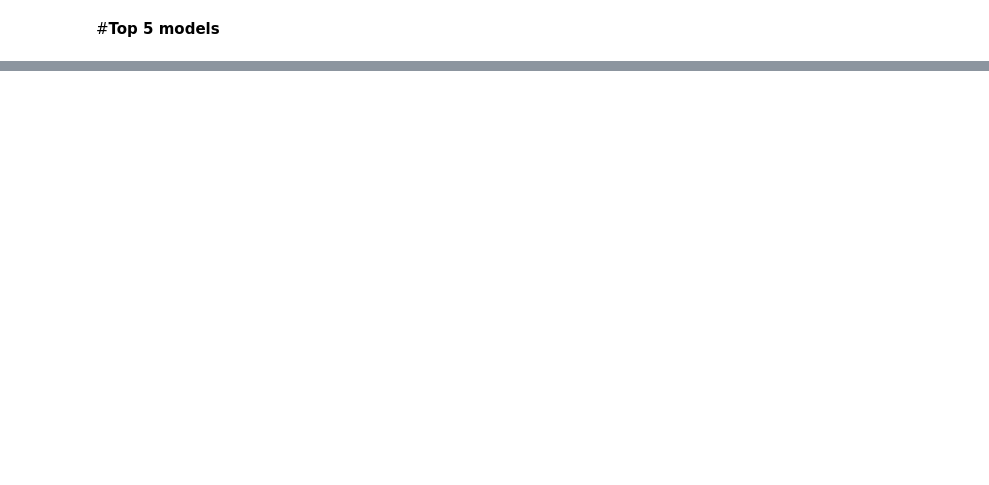
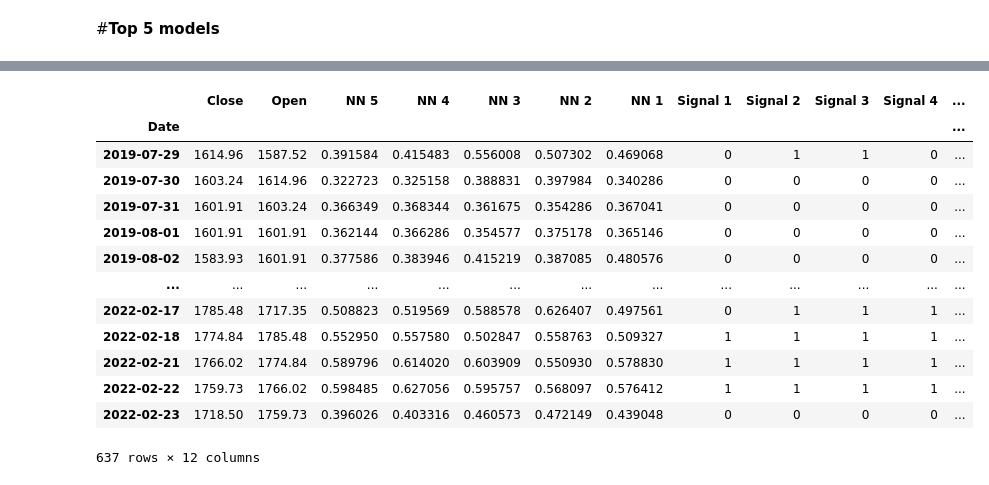
Before and after one commit to Victor-T2001/-_2022, a Jupyter notebook: UX_3_3_NN.ipynb, the cells around one changed output, grey strips where cells are left out. Cells and saved outputs as stored; diff of their text form; code cells hidden in the pictures; blank space fills up the shorter version.

```diff
--- a/UX_3_3_NN.ipynb
+++ b/UX_3_3_NN.ipynb
@@ -707,0 +827,2 @@ model 1252: nodes_first= 12, nodes_second=32, batch=64, dropout_include=False, r
+# %%
+df_result_2, bin_acc = neural_network( nodes_first= 32, nodes_second=8, batch=32, dropout_include=False, rate_=None, SEED = SEED, X_train = X_train_transformed, y_train = y_train, X_valid = X_test_transformed, y_valid = y_valid)
@@ -707,0 +851,2 @@ model 1252: nodes_first= 12, nodes_second=32, batch=64, dropout_include=False, r
+# %%
+df_result_1, bin_acc = neural_network( nodes_first= 24, nodes_second=8, batch=32, dropout_include=False, rate_=None, SEED = SEED, X_train = X_train_transformed, y_train = y_train, X_valid = X_test_transformed, y_valid = y_valid)
@@ -707,0 +875,9 @@ model 1252: nodes_first= 12, nodes_second=32, batch=64, dropout_include=False, r
+# %%
+df_results = X_valid[['Close', 'Open']].copy()
+# %%
+df_results['NN 5'] = df_result_5[0].values
+df_results['NN 4'] = df_result_4[0].values
+df_results['NN 3'] = df_result_3[0].values
+df_results['NN 2'] = df_result_2[0].values
+df_results['NN 1'] = df_result_1[0].values
+df_results
@@ -707,0 +899,57 @@ model 1252: nodes_first= 12, nodes_second=32, batch=64, dropout_include=False, r
+# %%
+signal = []
+for i in range(len(df_results["Close"])):
+    if df_results["NN 1"][i] > 0.5:
+        signal.append(1)
+    else:
+        signal.append(0)
+df_results["Signal 1"] = signal
+
+signal = []
+for i in range(len(df_results["Close"])):
+    if df_results["NN 2"][i] > 0.5:
+        signal.append(1)
+    else:
+        signal.append(0)
+df_results["Signal 2"] = signal
+
+signal = []
+for i in range(len(df_results["Close"])):
+    if df_results["NN 3"][i] > 0.5:
+        signal.append(1)
+    else:
+        signal.append(0)
+df_results["Signal 3"] = signal
+
+signal = []
+for i in range(len(df_results["Close"])):
+    if df_results["NN 4"][i] > 0.5:
+        signal.append(1)
+    else:
+        signal.append(0)
+df_results["Signal 4"] = signal
+
+signal = []
+for i in range(len(df_results["Close"])):
+    if df_results["NN 5"][i] > 0.5:
+        signal.append(1)
+    else:
+        signal.append(0)
+df_results["Signal 5"] = signal
+
+df_results
+# %% [output]
+|  | Close | Open | NN 5 | NN 4 | NN 3 | NN 2 | NN 1 | Signal 1 | Signal 2 | Signal 3 | Signal 4 | ... |
+| Date |  |  |  |  |  |  |  |  |  |  |  | ... |
+| 2019-07-29 | 1614.96 | 1587.52 | 0.391584 | 0.415483 | 0.556008 | 0.507302 | 0.469068 | 0 | 1 | 1 | 0 | ... |
+| 2019-07-30 | 1603.24 | 1614.96 | 0.322723 | 0.325158 | 0.388831 | 0.397984 | 0.340286 | 0 | 0 | 0 | 0 | ... |
+| 2019-07-31 | 1601.91 | 1603.24 | 0.366349 | 0.368344 | 0.361675 | 0.354286 | 0.367041 | 0 | 0 | 0 | 0 | ... |
+| 2019-08-01 | 1601.91 | 1601.91 | 0.362144 | 0.366286 | 0.354577 | 0.375178 | 0.365146 | 0 | 0 | 0 | 0 | ... |
+| 2019-08-02 | 1583.93 | 1601.91 | 0.377586 | 0.383946 | 0.415219 | 0.387085 | 0.480576 | 0 | 0 | 0 | 0 | ... |
+| ... | ... | ... | ... | ... | ... | ... | ... | ... | ... | ... | ... | ... |
+| 2022-02-17 | 1785.48 | 1717.35 | 0.508823 | 0.519569 | 0.588578 | 0.626407 | 0.497561 | 0 | 1 | 1 | 1 | ... |
+| 2022-02-18 | 1774.84 | 1785.48 | 0.552950 | 0.557580 | 0.502847 | 0.558763 | 0.509327 | 1 | 1 | 1 | 1 | ... |
+| 2022-02-21 | 1766.02 | 1774.84 | 0.589796 | 0.614020 | 0.603909 | 0.550930 | 0.578830 | 1 | 1 | 1 | 1 | ... |
+| 2022-02-22 | 1759.73 | 1766.02 | 0.598485 | 0.627056 | 0.595757 | 0.568097 | 0.576412 | 1 | 1 | 1 | 1 | ... |
+| 2022-02-23 | 1718.50 | 1759.73 | 0.396026 | 0.403316 | 0.460573 | 0.472149 | 0.439048 | 0 | 0 | 0 | 0 | ... |
+637 rows × 12 columns
```
Also changed, not shown: parts of 28 cells of this notebook.
